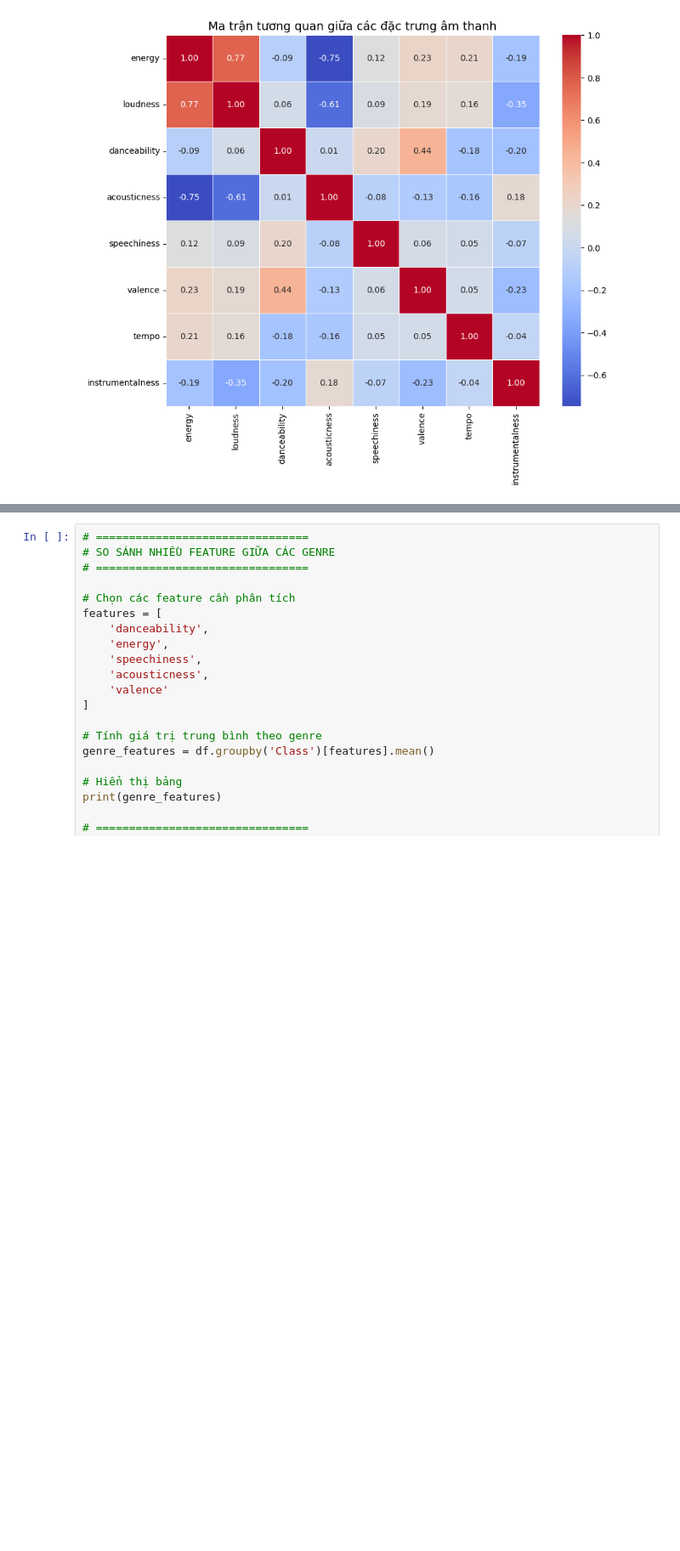
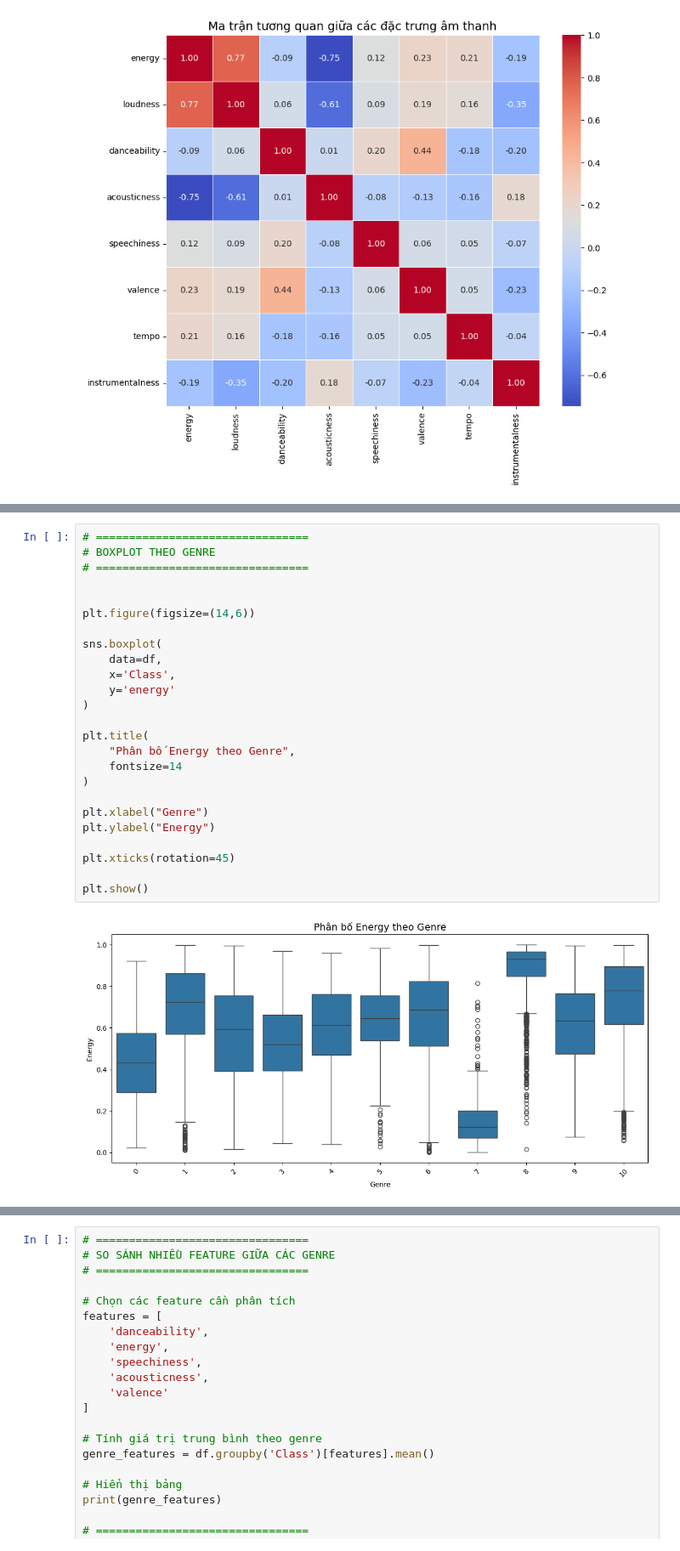
Before and after one commit to Dibenz204/Nhom07_SGU26_ML_MusicGenreClassification, a Jupyter notebook: EDA/MultivariateAnalysis.ipynb, the cells around one changed output, grey strips where cells are left out. Shown at 85% size. Cells and saved outputs as stored; diff of their text form; blank space fills up the shorter version.

```diff
--- a/EDA/MultivariateAnalysis.ipynb
+++ b/EDA/MultivariateAnalysis.ipynb
@@ -94,0 +158,27 @@ Xem mức độ liên hệ giữa các đặc trưng âm thanh trong dataset.
+# %%
+# ================================
+# BOXPLOT THEO GENRE
+# ================================
+
+
+plt.figure(figsize=(14,6))
+
+sns.boxplot(
+    data=df,
+    x='Class',
+    y='energy'
+)
+
+plt.title(
+    "Phân bố Energy theo Genre",
+    fontsize=14
+)
+
+plt.xlabel("Genre")
+plt.ylabel("Energy")
+
+plt.xticks(rotation=45)
+
+plt.show()
+# %% [output]
+[figure, added]
```
Also changed, not shown: parts of 8 cells of this notebook, 2 other files.
